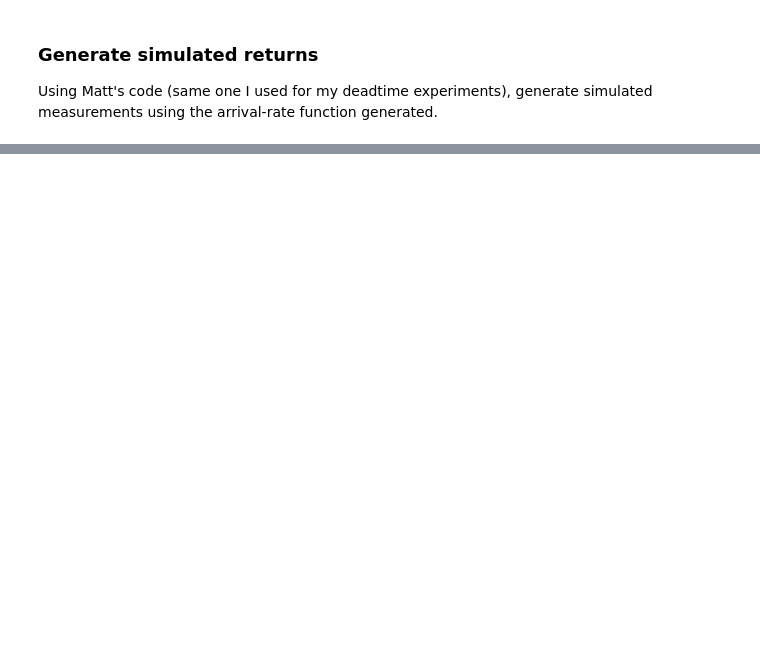
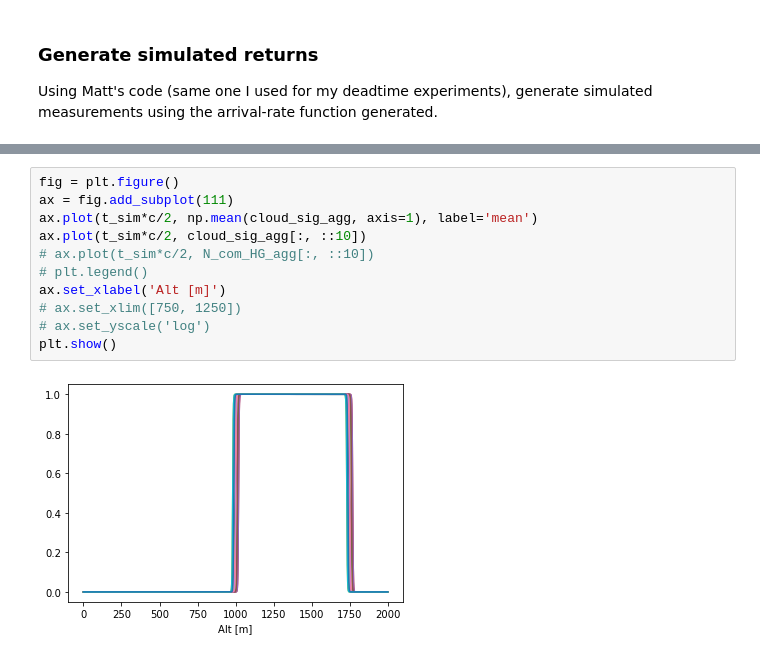
Before and after one commit to gkirchhoff32/Cloud-Measurements, a Jupyter notebook: meas_sim.ipynb, the cells around one changed output, grey strips where cells are left out. Cells and saved outputs as stored; diff of their text form; blank space fills up the shorter version.

```diff
--- a/meas_sim.ipynb
+++ b/meas_sim.ipynb
@@ -287,3 +327,16 @@ Time elapsed: 1756.596427679062 s
+# %%
+fig = plt.figure()
+ax = fig.add_subplot(111)
+ax.plot(t_sim*c/2, np.mean(cloud_sig_agg, axis=1), label='mean')
+ax.plot(t_sim*c/2, cloud_sig_agg[:, ::10])
+# ax.plot(t_sim*c/2, N_com_HG_agg[:, ::10])
+# plt.legend()
+ax.set_xlabel('Alt [m]')
+# ax.set_xlim([750, 1250])
+# ax.set_yscale('log')
+plt.show()
+# %% [output]
+[figure, added]
 # %%
 tof = (np.array(det_events)*dt_sim)
 r_meas = tof * c
```
Also changed, not shown: parts of 7 cells of this notebook.
